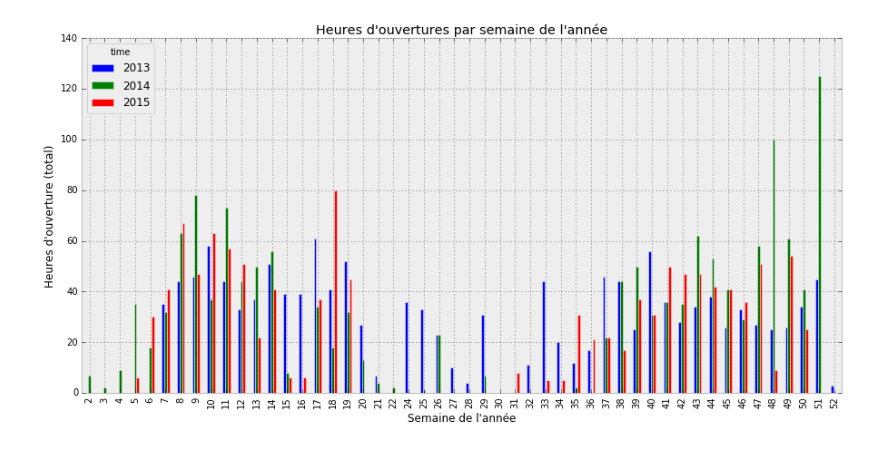
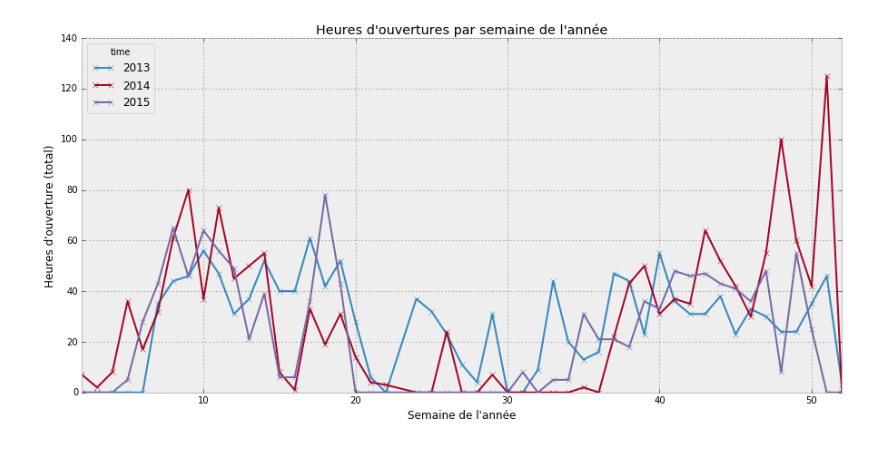
Before and after one commit to UrLab/incubator, a Jupyter notebook: Openings stats.ipynb, the cells around one changed output. Saved outputs shown, nothing was run; the diff lists cells and outputs as text; code cells hidden in the pictures.

```diff
--- a/Openings stats.ipynb
+++ b/Openings stats.ipynb
@@ -39,8 +41,8 @@ plt.show()
 # %%
-db_df.groupby([db_df.time.dt.week, db_df.time.dt.year]).is_open.sum().unstack().fillna(0).plot(kind='bar', figsize=(15, 7))
+db_df.groupby([db_df.time.dt.week, db_df.time.dt.year]).is_open.sum().unstack().fillna(0).plot(figsize=(15, 7), marker='x')
 plt.title("Heures d'ouvertures par semaine de l'année")
 plt.xlabel("Semaine de l'année")
 plt.ylabel("Heures d'ouverture (total)")
 plt.show()
 # %% [output]
-[figure, old version]
+[figure, new version]
```
Also changed, not shown: parts of 4 cells of this notebook, 4 other files.
